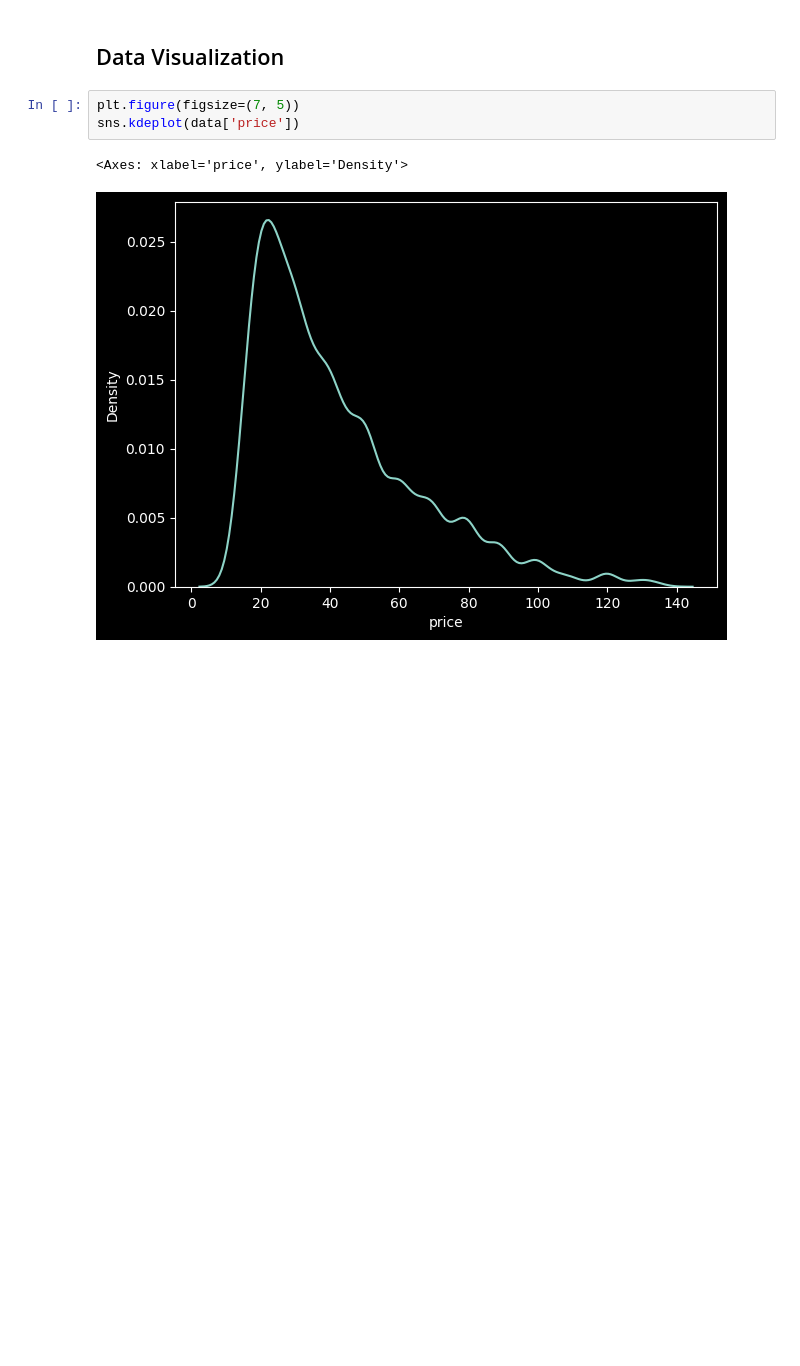
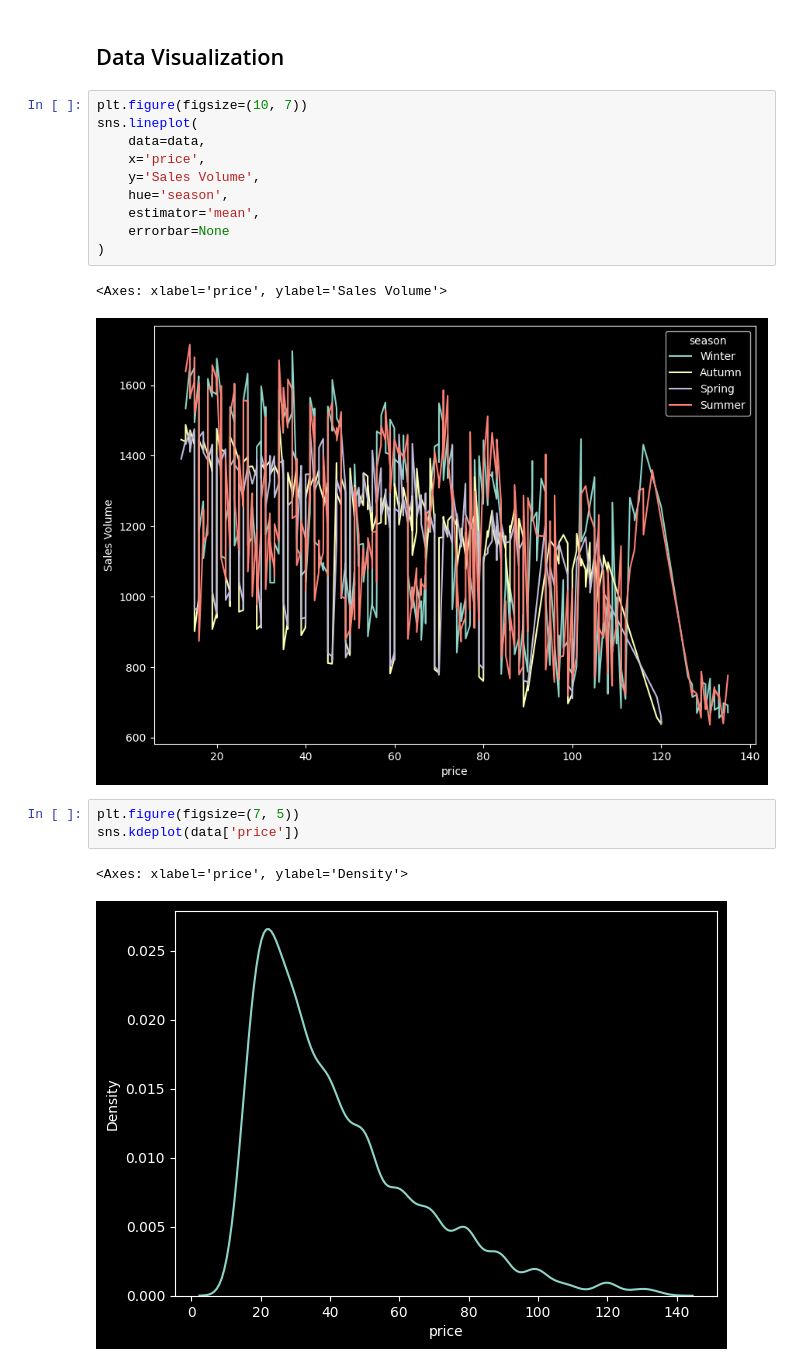
Before and after one commit to sumeet-016/Business-Sales-Data-Analysis-and-Prediction, a Jupyter notebook: DataAnalysis.ipynb, the cells around one changed output. Drawn from its saved outputs; the diff is of its cells as text; blank space fills up the shorter version.

Commit message:
Working on graphs and modifications

```diff
--- a/DataAnalysis.ipynb
+++ b/DataAnalysis.ipynb
@@ -187,6 +187,19 @@ data.head()
 | 4 | End-cap | Yes | Yes | 1602 | DOUBLE FACED JACKET | 22.99 | jackets | female | Winter | ... |
 # %% [markdown]
 ## Data Visualization
+# %%
+plt.figure(figsize=(10, 7))
+sns.lineplot(
+    data=data,
+    x='price',
+    y='Sales Volume',
+    hue='season',
+    estimator='mean',
+    errorbar=None
+)
+# %% [output]
+<Axes: xlabel='price', ylabel='Sales Volume'>
+[figure, added]
 # %%
 plt.figure(figsize=(7, 5))
 sns.kdeplot(data['price'])
```
Also changed, not shown: parts of 1 cell of this notebook.
